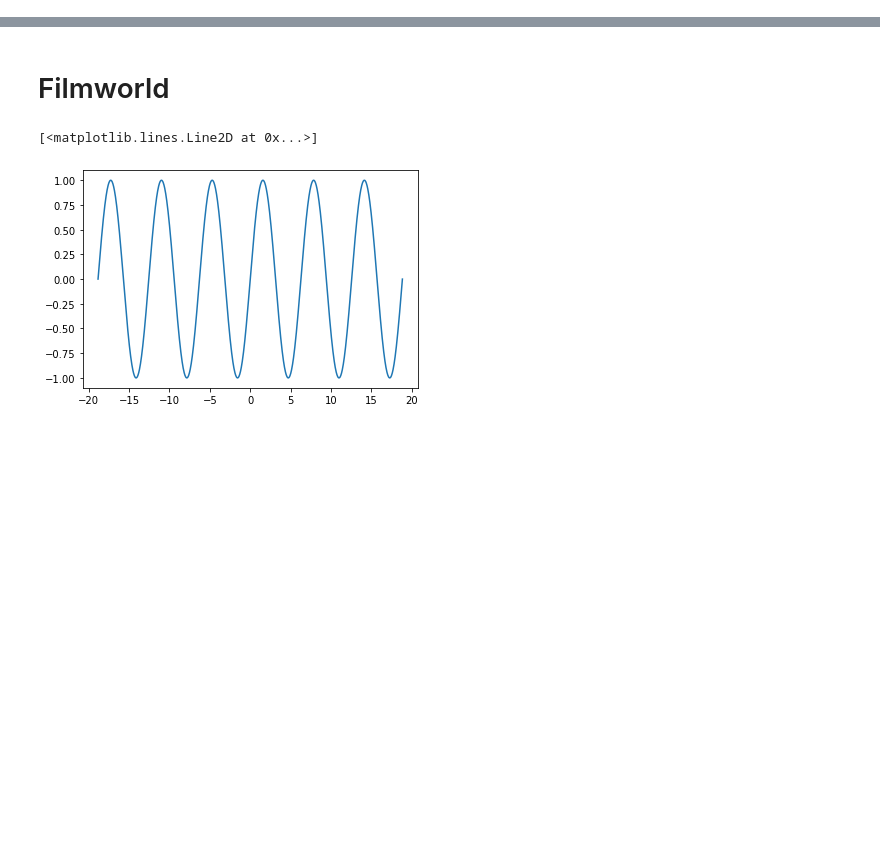
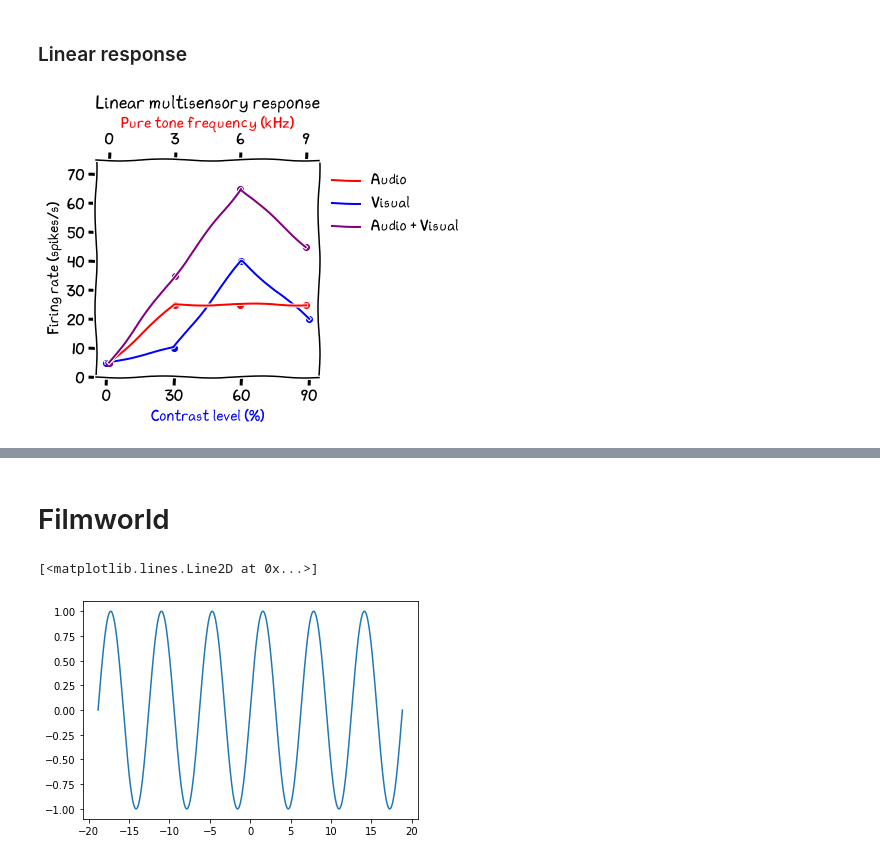
Before and after one commit to Timothysit/swc-dataclub-march-2020, a Jupyter notebook: notebook/conceptual-figures.ipynb, the cells around one changed output, grey strips where cells are left out. Drawn from its saved outputs; the diff is of its cells as text; code cells hidden in the pictures; blank space fills up the shorter version.

```diff
--- a/notebook/conceptual-figures.ipynb
+++ b/notebook/conceptual-figures.ipynb
@@ -6,0 +74,60 @@ import os
+# %% [markdown]
+### Linear response
+# %%
+baseline_firing_rate = 5
+
+contrast_level = [0, 30, 60, 90]
+response_to_contrast = np.array([baseline_firing_rate, 10, 40, 20])
+
+with plt.xkcd():
+    fig, ax = plt.subplots()
+    fig.set_size_inches(4, 4)
+    ax.scatter(contrast_level, response_to_contrast, color='blue')
+    vis_line = ax.plot(contrast_level, response_to_contrast, color='blue',
+           label='Visual')
+
+    ax.xaxis.label.set_color('blue')
+    ax.set_xticks([0, 30, 60, 90])
+
+    audio_freq = [0, 3, 6, 9]
+    response_to_audio = np.array([baseline_firing_rate, 25, 25, 25])
+
+    ax2 = ax.twiny()  # instantiate a second axes that shares the same x-axis
+    ax2.scatter(audio_freq, response_to_audio, color='red')
+    aud_line = ax2.plot(audio_freq, response_to_audio, color='red',
+           label='Audio')
+
+
+    ax2.set_xlabel('Pure tone frequency (kHz)')
+    ax2.xaxis.label.set_color('red')
+    ax2.set_xticks([0, 3, 6, 9])
+
+    ax.set_xlabel('Contrast level (%)')
+    ax.set_ylabel('Firing rate (spikes/s)')
+
+
+    # Audio + Visual response
+    audio_video_response = response_to_audio + response_to_contrast
+    audio_video_response[0] = baseline_firing_rate
+    ax2.scatter(audio_freq, audio_video_response,
+                color='purple')
+    aud_vis_line = ax2.plot(audio_freq, audio_video_response,
+             color='purple',
+           label='Audio + Visual')
+
+    # From: https://stackoverflow.com/questions/5484922/secondary-axis-with-twinx-how-to-add-to-legend
+    # added these three lines
+    lns = aud_line + vis_line + aud_vis_line
+    labs = [l.get_label() for l in lns]
+    ax.legend(lns, labs, loc=0, bbox_to_anchor=(1.18, 0.5, 0.5, 0.5),
+             frameon=False)
+
+    ax.set_ylim([0, 75])
+
+    ax.set_title('Linear multisensory response')
+
+fig_ext = '.png'
+fig_name = 'linear_multimodal_response'
+fig.savefig(os.path.join(fig_folder, fig_name + fig_ext), dpi=FIG_DPI, bbox_inches="tight")
+# %% [output]
+[figure, added]
```
Also changed, not shown: parts of 22 cells of this notebook.
